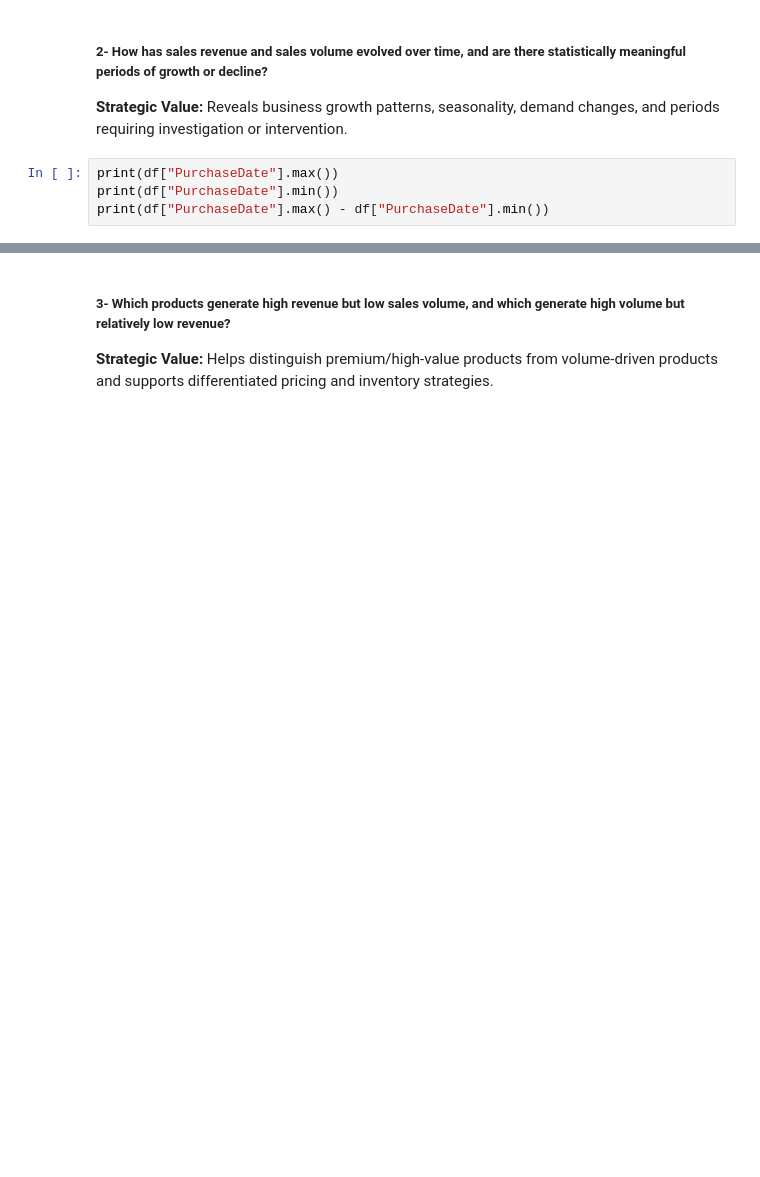
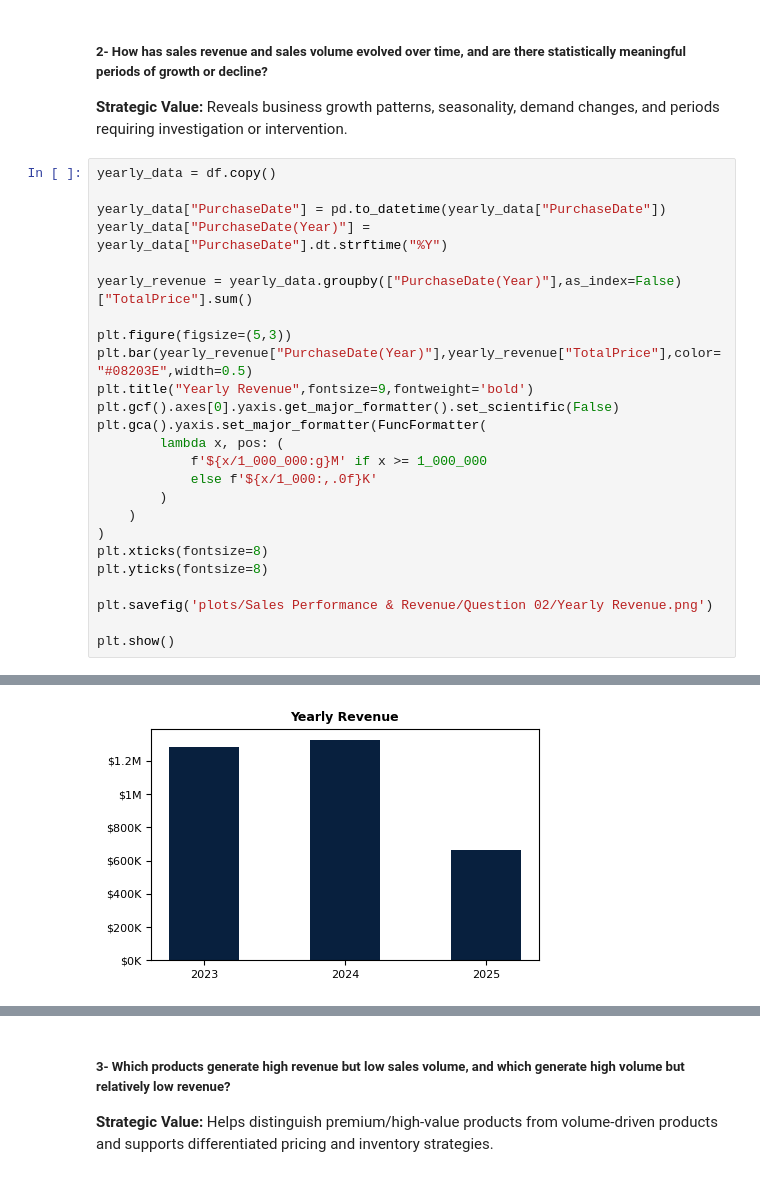
Before and after one commit to MMosayebi/Work-samples, a Jupyter notebook: Customer-Purchase-History/Customer-Purchase-History.ipynb, the cells around one changed output, grey strips where cells are left out. Saved outputs shown, nothing was run; the diff lists cells and outputs as text; blank space fills up the shorter version.

```diff
--- a/Customer-Purchase-History/Customer-Purchase-History.ipynb
+++ b/Customer-Purchase-History/Customer-Purchase-History.ipynb
@@ -126,7 +138,28 @@ plt.show()
 
 <p><b>Strategic Value:</b> Reveals business growth patterns, seasonality, demand changes, and periods requiring investigation or intervention.</p>
 # %%
-print(df["PurchaseDate"].max())
-print(df["PurchaseDate"].min())
-print(df["PurchaseDate"].max() - df["PurchaseDate"].min())
+yearly_data = df.copy()
+
+yearly_data["PurchaseDate"] = pd.to_datetime(yearly_data["PurchaseDate"])
+yearly_data["PurchaseDate(Year)"] = yearly_data["PurchaseDate"].dt.strftime("%Y")
+
+yearly_revenue = yearly_data.groupby(["PurchaseDate(Year)"],as_index=False)["TotalPrice"].sum()
+
+plt.figure(figsize=(5,3))
+plt.bar(yearly_revenue["PurchaseDate(Year)"],yearly_revenue["TotalPrice"],color="#08203E",width=0.5)
+plt.title("Yearly Revenue",fontsize=9,fontweight='bold')
+plt.gcf().axes[0].yaxis.get_major_formatter().set_scientific(False)
+plt.gca().yaxis.set_major_formatter(FuncFormatter(
+        lambda x, pos: (
+            f'${x/1_000_000:g}M' if x >= 1_000_000
+            else f'${x/1_000:,.0f}K'
+        )
+    )
+)
+plt.xticks(fontsize=8)
+plt.yticks(fontsize=8)
+
+plt.savefig('plots/Sales Performance & Revenue/Question 02/Yearly Revenue.png')
+
+plt.show()
 # %% [output]
@@ -135,0 +166 @@ print(df["PurchaseDate"].max() - df["PurchaseDate"].min())
+[figure, added]
```
Also changed, not shown: parts of 10 cells of this notebook, 10 other files.
